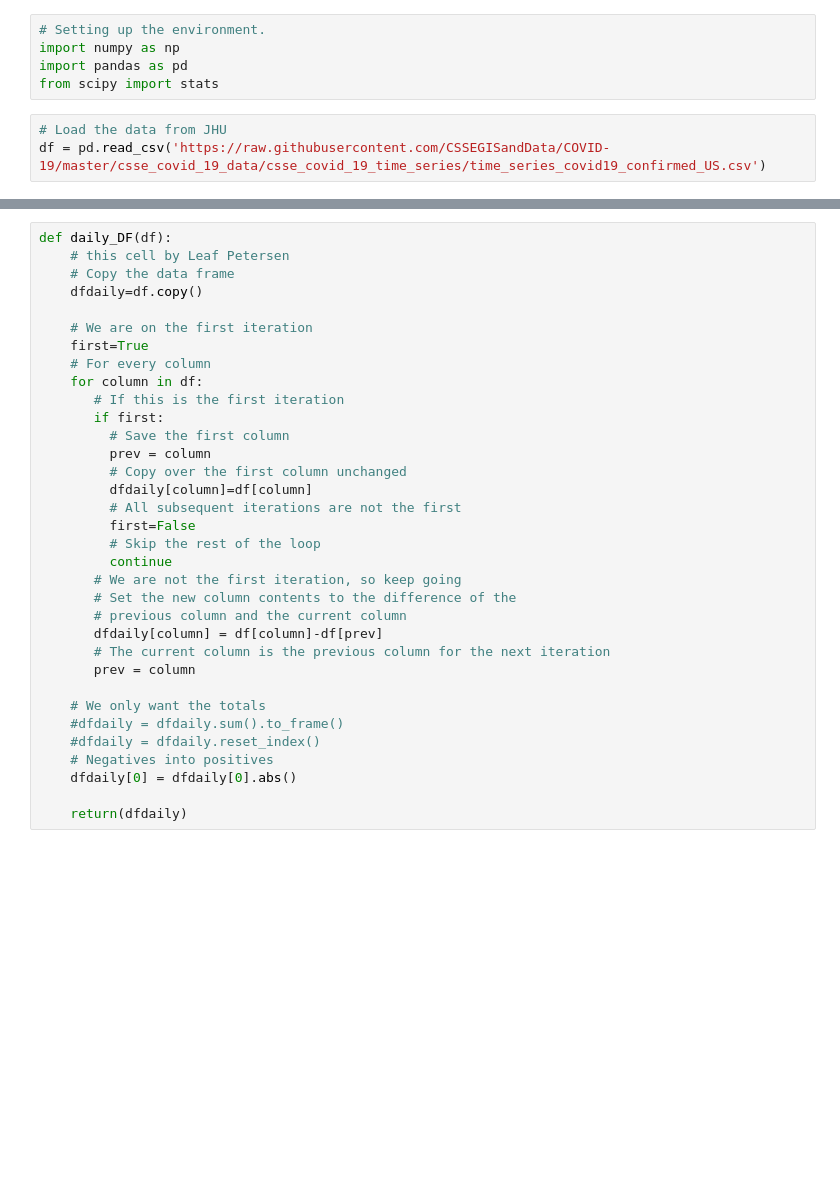
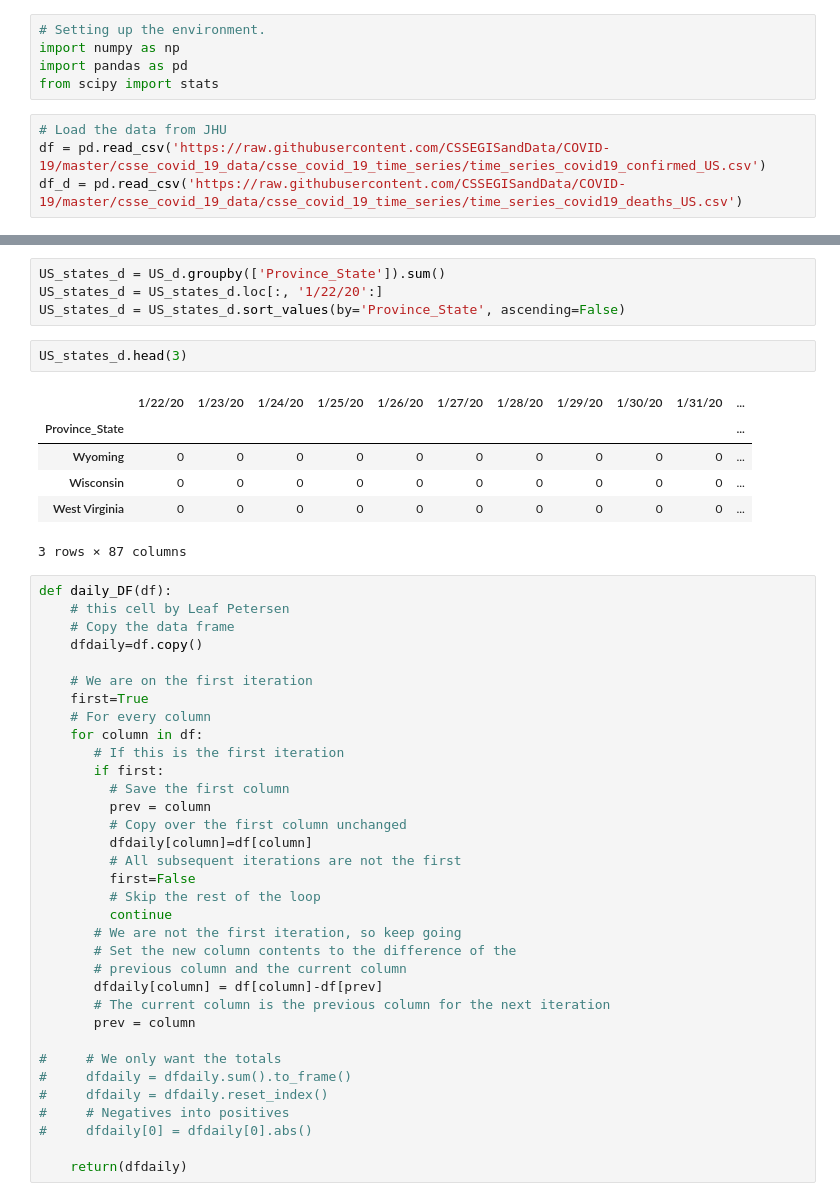
Before and after one commit to adrimos/COVID19HeatMapUS, a Jupyter notebook: HeatMapUS.ipynb, the cells around one changed output, grey strips where cells are left out. Cells and saved outputs as stored; diff of their text form; blank space fills up the shorter version.

```diff
--- a/HeatMapUS.ipynb
+++ b/HeatMapUS.ipynb
@@ -6,6 +6,7 @@ from scipy import stats
 # %%
 # Load the data from JHU
 df = pd.read_csv('https://raw.githubusercontent.com/CSSEGISandData/COVID-19/master/csse_covid_19_data/csse_covid_19_time_series/time_series_covid19_confirmed_US.csv')
+df_d = pd.read_csv('https://raw.githubusercontent.com/CSSEGISandData/COVID-19/master/csse_covid_19_data/csse_covid_19_time_series/time_series_covid19_deaths_US.csv')
 # %%
 df.head(3)
 # %% [output]
@@ -61,3 +63,16 @@ US_states.head(5)
+# %%
+US_states_d = US_d.groupby(['Province_State']).sum()
+US_states_d = US_states_d.loc[:, '1/22/20':]
+US_states_d = US_states_d.sort_values(by='Province_State', ascending=False)
+# %%
+US_states_d.head(3)
+# %% [output]
+|  | 1/22/20 | 1/23/20 | 1/24/20 | 1/25/20 | 1/26/20 | 1/27/20 | 1/28/20 | 1/29/20 | 1/30/20 | 1/31/20 | ... |
+| Province_State |  |  |  |  |  |  |  |  |  |  | ... |
+| Wyoming | 0 | 0 | 0 | 0 | 0 | 0 | 0 | 0 | 0 | 0 | ... |
+| Wisconsin | 0 | 0 | 0 | 0 | 0 | 0 | 0 | 0 | 0 | 0 | ... |
+| West Virginia | 0 | 0 | 0 | 0 | 0 | 0 | 0 | 0 | 0 | 0 | ... |
+3 rows × 87 columns
 # %%
 def daily_DF(df):
     # this cell by Leaf Petersen
@@ -85,10 +100,10 @@ def daily_DF(df):
        # The current column is the previous column for the next iteration
        prev = column
 
-    # We only want the totals
-    #dfdaily = dfdaily.sum().to_frame()
-    #dfdaily = dfdaily.reset_index()
-    # Negatives into positives
-    dfdaily[0] = dfdaily[0].abs()
+#     # We only want the totals
+#     dfdaily = dfdaily.sum().to_frame()
+#     dfdaily = dfdaily.reset_index()
+#     # Negatives into positives
+#     dfdaily[0] = dfdaily[0].abs()
 
     return(dfdaily)
```
Also changed, not shown: parts of 10 cells of this notebook, 1 other file.
